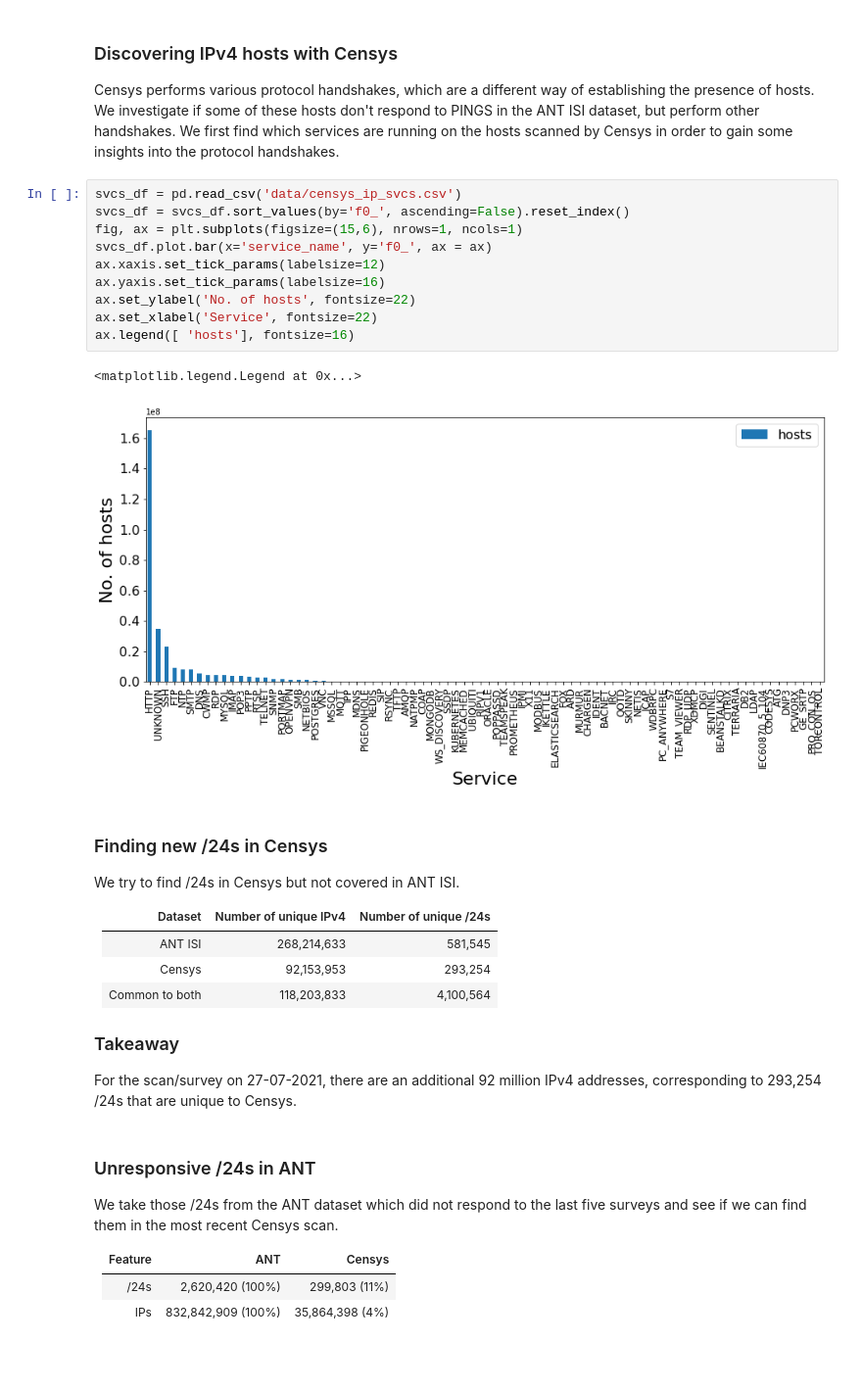
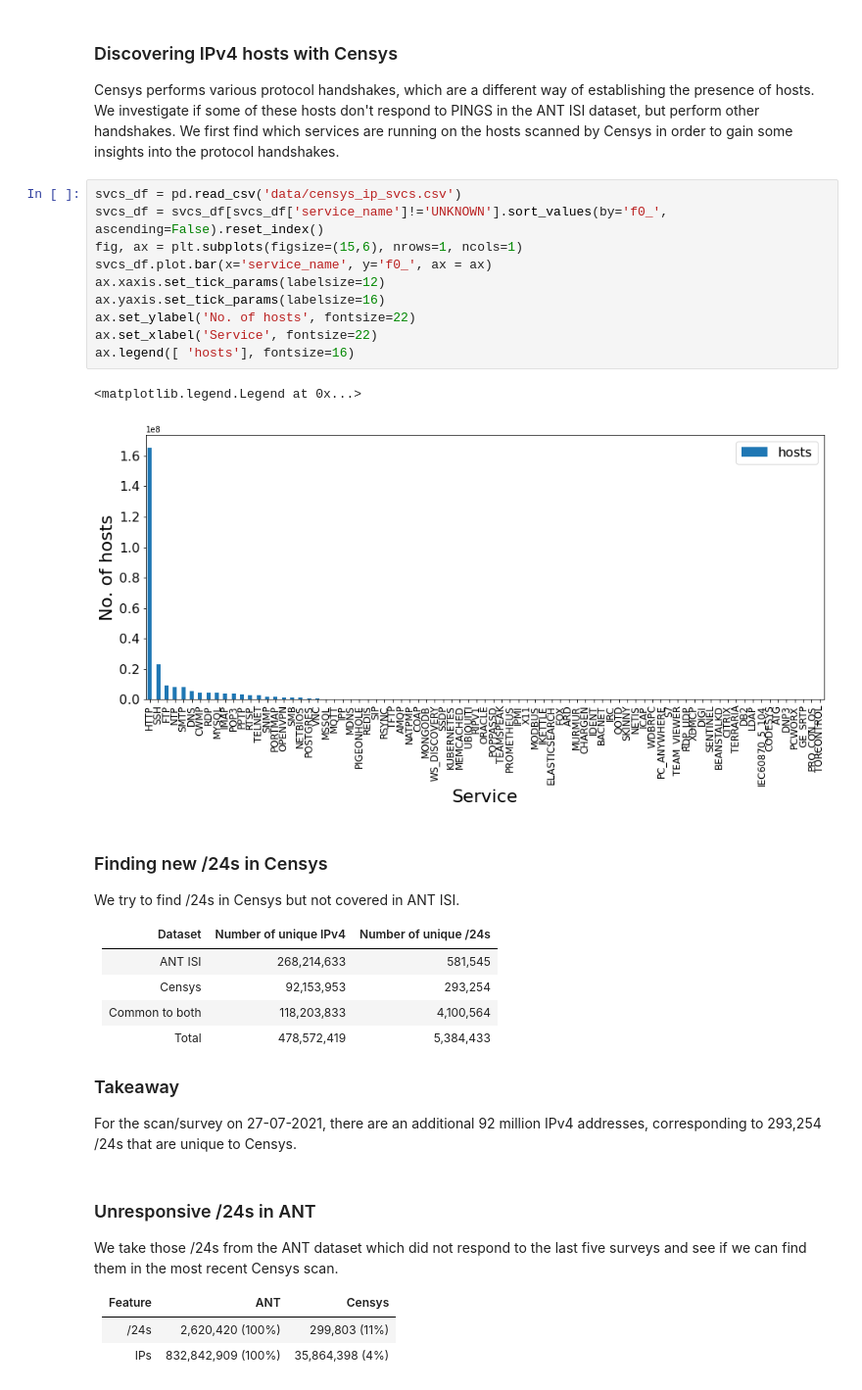
Before and after one commit to Manasvini/ids-project, a Jupyter notebook: Final Project.ipynb, the cells around one changed output. Shown: that part at 98% size. Saved outputs shown, nothing was run; the diff lists cells and outputs as text; blank space fills up the shorter version.

```diff
--- a/Final Project.ipynb
+++ b/Final Project.ipynb
@@ -311,17 +311,17 @@ Of the /24s that had no change in the last survey, more than 90\% of them did no
 Censys performs various protocol handshakes, which are a different way of establishing the presence of hosts. We investigate if some of these hosts don't respond to PINGS in the ANT ISI dataset, but perform other handshakes. We first find which services are running on the hosts scanned by Censys in order to gain some insights into the protocol handshakes.
 # %%
 svcs_df = pd.read_csv('data/censys_ip_svcs.csv')
-svcs_df = svcs_df.sort_values(by='f0_', ascending=False).reset_index()
+svcs_df = svcs_df[svcs_df['service_name']!='UNKNOWN'].sort_values(by='f0_', ascending=False).reset_index()
 fig, ax = plt.subplots(figsize=(15,6), nrows=1, ncols=1)
 svcs_df.plot.bar(x='service_name', y='f0_', ax = ax)
 ax.xaxis.set_tick_params(labelsize=12)
 ax.yaxis.set_tick_params(labelsize=16)
 ax.set_ylabel('No. of hosts', fontsize=22)
 ax.set_xlabel('Service', fontsize=22)
 ax.legend([ 'hosts'], fontsize=16)
 # %% [output]
 <matplotlib.legend.Legend at 0x...>
-[figure, old version]
+[figure, new version]
 # %% [markdown]
 ### Finding new /24s in Censys
 We try to find /24s in Censys but not covered in ANT ISI.
@@ -331,6 +331,7 @@ We try to find /24s in Censys but not covered in ANT ISI.
 | ANT ISI       | 268,214,633           | 581,545               |
 | Censys        | 92,153,953            | 293,254               |
 | Common to both| 118,203,833           | 4,100,564             |
+| Total         | 478,572,419           | 5,384,433             |
 
 
 ### Takeaway
```
Also changed, not shown: parts of 3 cells of this notebook, 1 other file.
